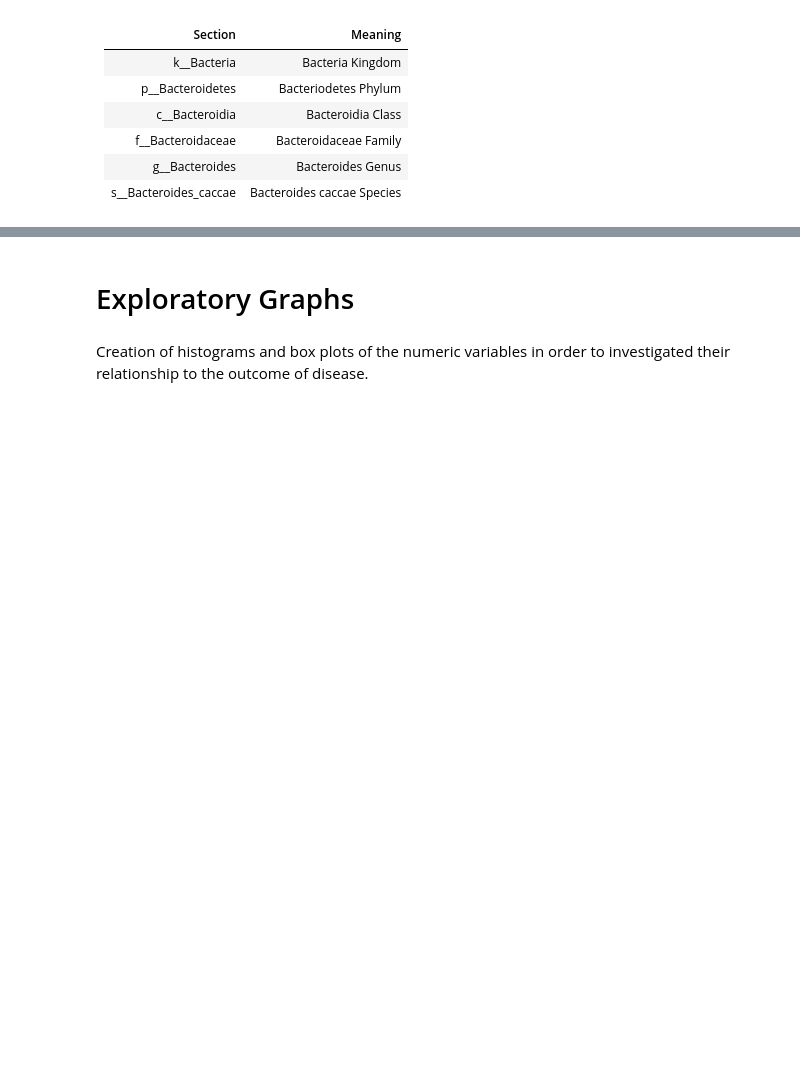
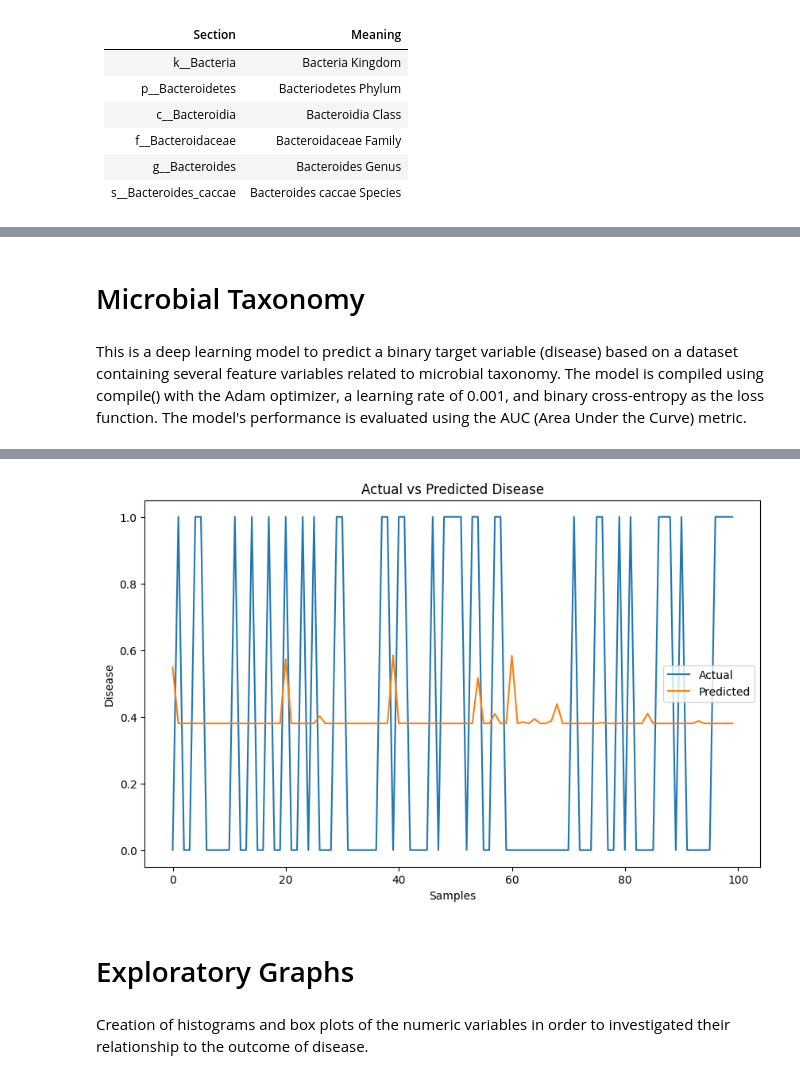
Before and after one commit to Anupa-Sajikumar/Metagenomic-Analysis-EDA_of-the-Human-Gut-, a Jupyter notebook: Metagenomics code.ipynb.ipynb, the cells around one changed output, grey strips where cells are left out. Drawn from its saved outputs; the diff is of its cells as text; code cells hidden in the pictures; blank space fills up the shorter version.

```diff
--- a/Metagenomics code.ipynb.ipynb
+++ b/Metagenomics code.ipynb.ipynb
@@ -312,3 +312,66 @@ $ k__Bacteria|p__Bacteroidetes|c__Bacteroidia|o__Bacteroidales|f__Bacteroidaceae
 |g__Bacteroides|s__Bacteroides_caccae $
 
 represents the number of reads for the Bacteroides cacae species for each sample.
+# %% [markdown]
+# Microbial Taxonomy
+# %% [markdown]
+This is a deep learning model to predict a binary target variable (disease) based on a dataset containing several feature variables related to microbial taxonomy.
+The model is compiled using compile() with the Adam optimizer, a learning rate of 0.001, and binary cross-entropy as the loss function. The model's performance is evaluated using the AUC (Area Under the Curve) metric.
+# %%
+import pandas as pd
+import numpy as np
+import matplotlib.pyplot as plt
+from sklearn.model_selection import train_test_split
+from sklearn.preprocessing import LabelEncoder
+from tensorflow.keras.models import Sequential
+from tensorflow.keras.layers import Conv1D, LSTM, Dense, Dropout
+from tensorflow.keras.optimizers import Adam
+from tensorflow.keras.metrics import AUC
+
+# Load the dataset
+dataset = pd.read_csv('C:\\Users\\anupa\\OneDrive\\Documents\\Bio sem 4\\Project\\Metagenomics\\dataset.csv')
+
+# Select the feature variables and the target variable
+X = dataset[['k__Archaea', 'k__Archaea|p__Euryarchaeota', 'k__Archaea|p__Euryarchaeota|c__Methanobacteria']]
+y = dataset['disease']
+
+# Encode the target variable
+label_encoder = LabelEncoder()
+y = label_encoder.fit_transform(y)
+
+# Convert the feature variables to numerical representation (one-hot encoding)
+X = pd.get_dummies(X, drop_first=True)
+
+# Split the dataset into train and test sets
+X_train, X_test, y_train, y_test = train_test_split(X, y, test_size=0.2, random_state=42)
+
+# Define the model architecture
+model = Sequential()
+model.add(Conv1D(filters=32, kernel_size=3, activation='relu', input_shape=(X_train.shape[1], 1)))
+model.add(LSTM(units=64, activation='relu'))
+model.add(Dropout(0.5))
+model.add(Dense(units=1, activation='sigmoid'))
+
+# Compile the model
+model.compile(optimizer=Adam(learning_rate=0.001), loss='binary_crossentropy', metrics=[AUC()])
+
+# Reshape the input data to match the expected input shape of the model
+X_train = np.array(X_train).reshape(X_train.shape[0], X_train.shape[1], 1)
+X_test = np.array(X_test).reshape(X_test.shape[0], X_test.shape[1], 1)
+
+# Train the model
+history = model.fit(X_train, y_train, epochs=10, batch_size=32, validation_data=(X_test, y_test))
+
+# Predict the target variable on the test set
+y_pred = model.predict(X_test)
+
+# Plot the predictions
+plt.figure(figsize=(10, 6))
+plt.plot(y_test[:100], label='Actual')
+plt.plot(y_pred[:100], label='Predicted')
+plt.xlabel('Samples')
+plt.ylabel('Disease')
+plt.title('Actual vs Predicted Disease')
+plt.legend()
+plt.show()
+# %% [output]
@@ -315,3 +395,4 @@ represents the number of reads for the Bacteroides cacae species for each sample
+[figure, added]
 # %% [markdown]
 # Exploratory Graphs
 # %% [markdown]
```
Also changed, not shown: parts of 1 cell of this notebook.
